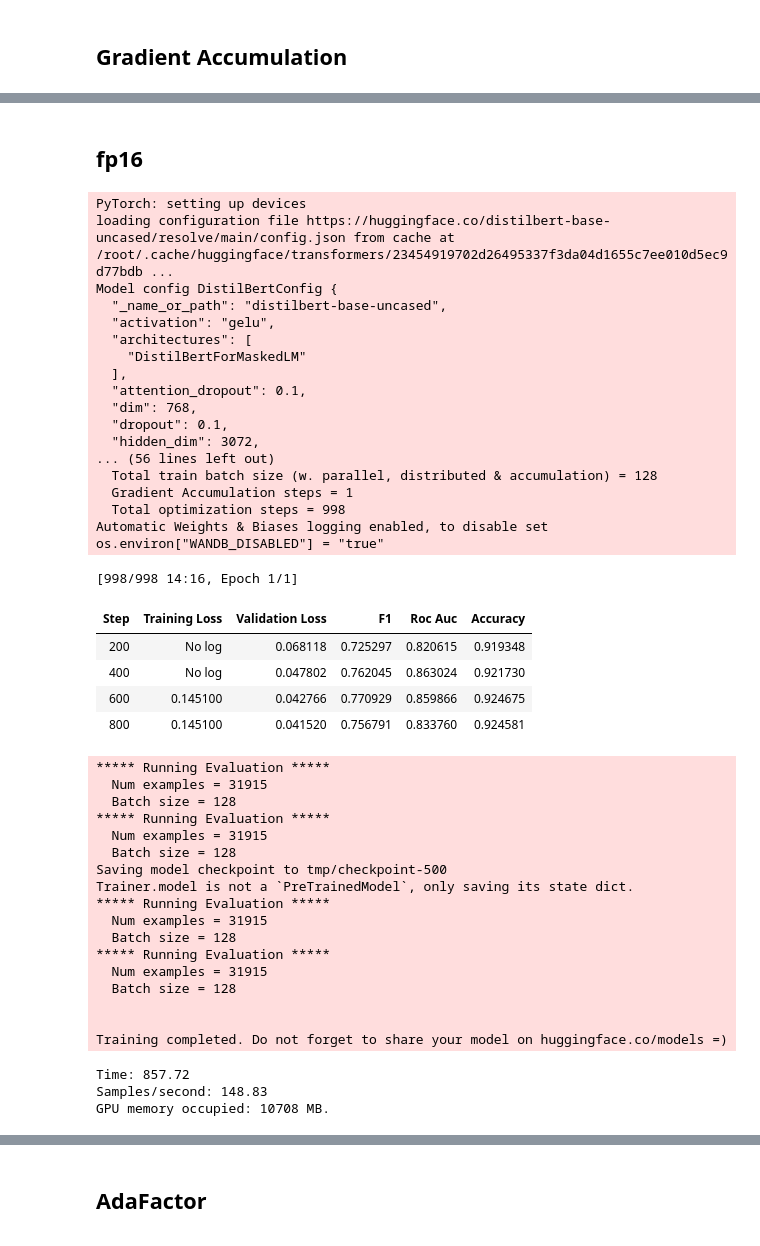
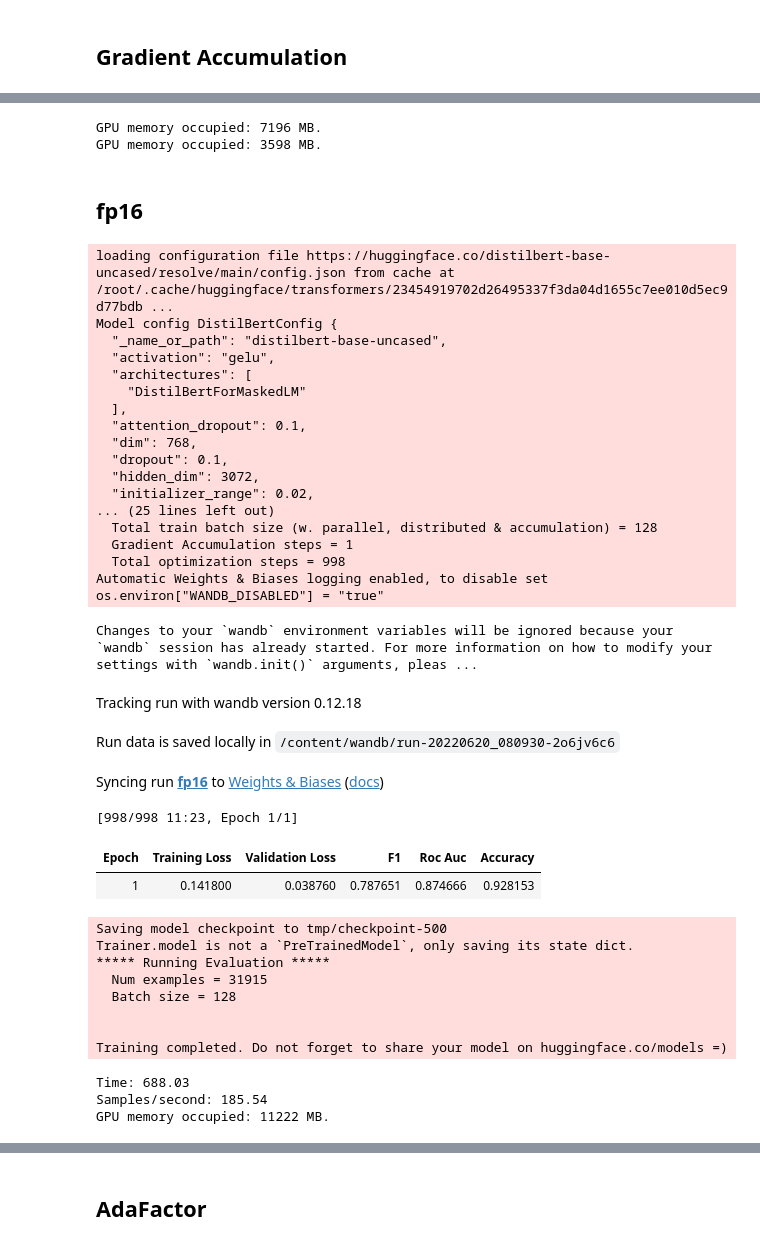
Before and after one commit to shubhamitradas/bert_optimization_strategies, a Jupyter notebook: multi_label_with_trainer.ipynb, the cells around one changed output, grey strips where cells are left out. Drawn from its saved outputs; the diff is of its cells as text; code cells hidden in the pictures.

```diff
--- a/multi_label_with_trainer.ipynb
+++ b/multi_label_with_trainer.ipynb
@@ -410,7 +453,20 @@ Syncing run gradient_accumulation to Weights & Biases (docs)
+# %%
+print_gpu_utilization()
+torch.cuda.empty_cache()
+gc.collect()
+print_gpu_utilization()
+# %% [output]
+GPU memory occupied: 7196 MB.
+GPU memory occupied: 3598 MB.
 # %% [markdown]
 ## **fp16**
 # %%
 from transformers import Trainer, TrainingArguments
+
+
+del model
+model = FineTunedBERTClass()
+model.to(device)
 
 training_args = TrainingArguments(
     output_dir='tmp',
@@ -419,67 +475,58 @@ training_args = TrainingArguments(
     per_device_eval_batch_size=BATCH_SIZE,
     warmup_steps=500,
     weight_decay=0.01,
-    evaluation_strategy="steps",
-    eval_steps=200,
+    evaluation_strategy="epoch",
     group_by_length = True,
-    dataloader_num_workers =4,
+    #dataloader_num_workers =4,
     fp16=True,
     run_name="fp16",
     report_to="wandb",
     seed=123
 )
 
 trainer = Trainer(
-    model_init=model_init,
+    model=model,
     args=training_args,
     train_dataset=train_dataset,
     eval_dataset=test_dataset,
     compute_metrics=compute_metrics,
 
 )
 result = trainer.train()
 print_summary(result)
 # %% [output]
-PyTorch: setting up devices
 loading configuration file https://huggingface.co/distilbert-base-uncased/resolve/main/config.json from cache at /root/.cache/huggingface/transformers/23454919702d26495337f3da04d1655c7ee010d5ec9d77bdb ...
 Model config DistilBertConfig {
   "_name_or_path": "distilbert-base-uncased",
   "activation": "gelu",
   "architectures": [
     "DistilBertForMaskedLM"
   ],
   "attention_dropout": 0.1,
   "dim": 768,
   "dropout": 0.1,
   "hidden_dim": 3072,
-... (56 lines left out)
+  "initializer_range": 0.02,
+... (25 lines left out)
   Total train batch size (w. parallel, distributed & accumulation) = 128
   Gradient Accumulation steps = 1
   Total optimization steps = 998
 Automatic Weights & Biases logging enabled, to disable set os.environ["WANDB_DISABLED"] = "true"
-[998/998 14:16, Epoch 1/1]
+Changes to your `wandb` environment variables will be ignored because your `wandb` session has already started. For more information on how to modify your settings with `wandb.init()` arguments, pleas ...
+Tracking run with wandb version 0.12.18
+Run data is saved locally in /content/wandb/run-20220620_080930-2o6jv6c6
+Syncing run fp16 to Weights & Biases (docs)
+[998/998 11:23, Epoch 1/1]
-| Step | Training Loss | Validation Loss | F1 | Roc Auc | Accuracy |
-| 200 | No log | 0.068118 | 0.725297 | 0.820615 | 0.919348 |
-| 400 | No log | 0.047802 | 0.762045 | 0.863024 | 0.921730 |
-| 600 | 0.145100 | 0.042766 | 0.770929 | 0.859866 | 0.924675 |
-| 800 | 0.145100 | 0.041520 | 0.756791 | 0.833760 | 0.924581 |
+| Epoch | Training Loss | Validation Loss | F1 | Roc Auc | Accuracy |
+| 1 | 0.141800 | 0.038760 | 0.787651 | 0.874666 | 0.928153 |
-***** Running Evaluation *****
-  Num examples = 31915
-  Batch size = 128
-***** Running Evaluation *****
-  Num examples = 31915
-  Batch size = 128
-Saving model checkpoint to tmp/checkpoint-500
-Trainer.model is not a `PreTrainedModel`, only saving its state dict.
-***** Running Evaluation *****
-  Num examples = 31915
-  Batch size = 128
-***** Running Evaluation *****
-  Num examples = 31915
-  Batch size = 128
-
-
-Training completed. Do not forget to share your model on huggingface.co/models =)
-Time: 857.72
-Samples/second: 148.83
-GPU memory occupied: 10708 MB.
+Saving model checkpoint to tmp/checkpoint-500
+Trainer.model is not a `PreTrainedModel`, only saving its state dict.
+***** Running Evaluation *****
+  Num examples = 31915
+  Batch size = 128
+
+
+Training completed. Do not forget to share your model on huggingface.co/models =)
+Time: 688.03
+Samples/second: 185.54
+GPU memory occupied: 11222 MB.
```
Also changed, not shown: parts of 25 cells of this notebook.
